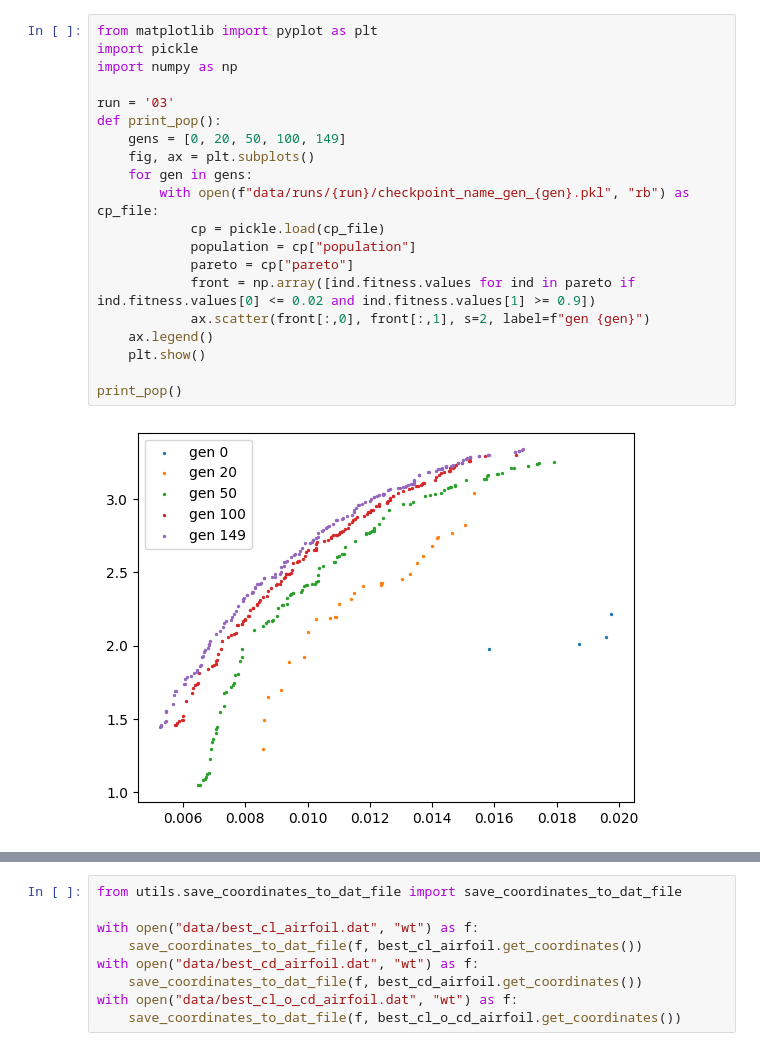
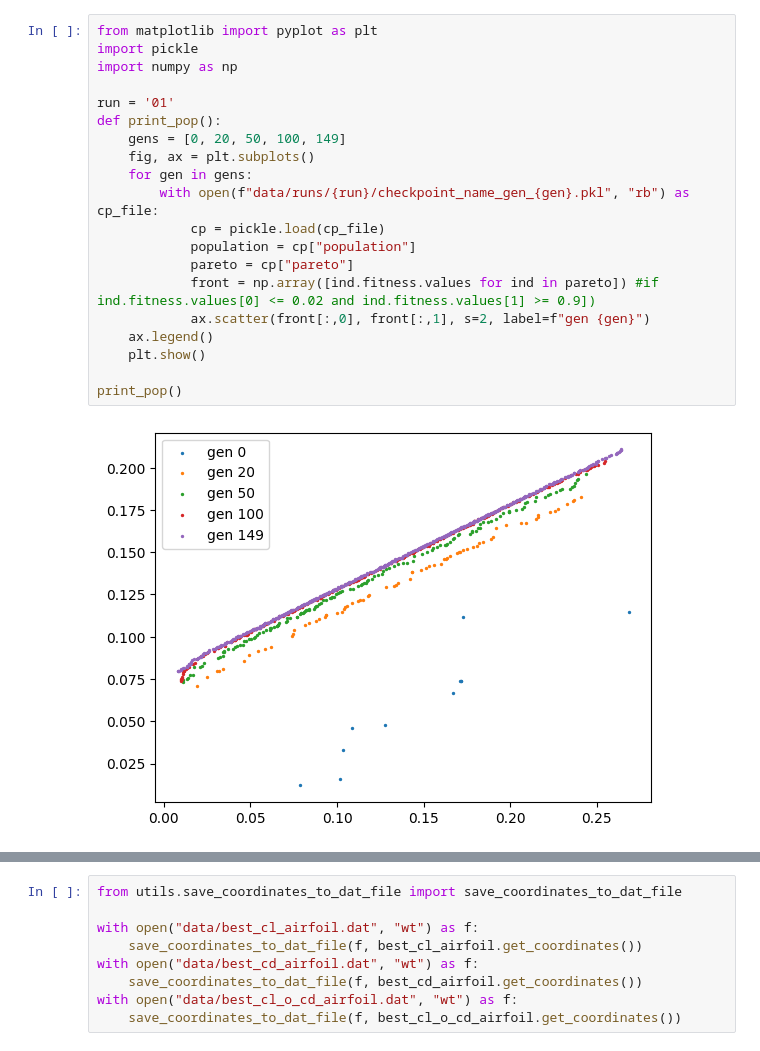
Before and after one commit to HugoxSaraiva/airfoil-optimization-ga, a Jupyter notebook: nsga2_analysis.ipynb, the cells around one changed output, grey strips where cells are left out. Drawn from its saved outputs; the diff is of its cells as text.

```diff
--- a/nsga2_analysis.ipynb
+++ b/nsga2_analysis.ipynb
@@ -1,25 +1,25 @@
 # %%
 from matplotlib import pyplot as plt
 import pickle
 import numpy as np
 
-run = '03'
+run = '01'
 def print_pop():
     gens = [0, 20, 50, 100, 149]
     fig, ax = plt.subplots()
     for gen in gens:
         with open(f"data/runs/{run}/checkpoint_name_gen_{gen}.pkl", "rb") as cp_file:
             cp = pickle.load(cp_file)
             population = cp["population"]
             pareto = cp["pareto"]
-            front = np.array([ind.fitness.values for ind in pareto if ind.fitness.values[0] <= 0.02 and ind.fitness.values[1] >= 0.9])
+            front = np.array([ind.fitness.values for ind in pareto]) #if ind.fitness.values[0] <= 0.02 and ind.fitness.values[1] >= 0.9])
             ax.scatter(front[:,0], front[:,1], s=2, label=f"gen {gen}")
     ax.legend()
     plt.show()
 
 print_pop()
 # %% [output]
-[figure, old version]
+[figure, new version]
 # %%
 
 import matplotlib.pyplot as plt
```
Also changed, not shown: parts of 5 cells of this notebook, 40 other files.
